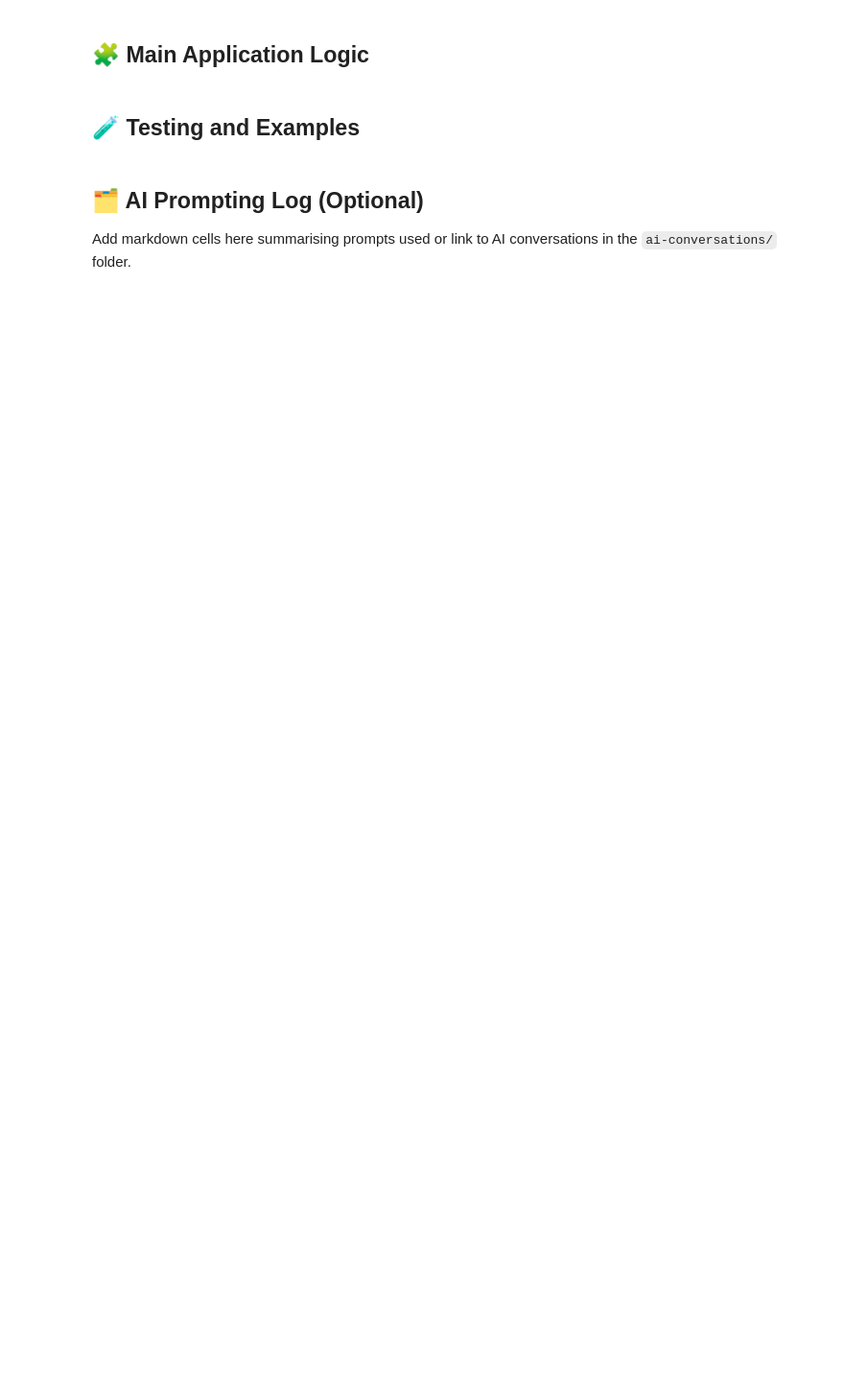
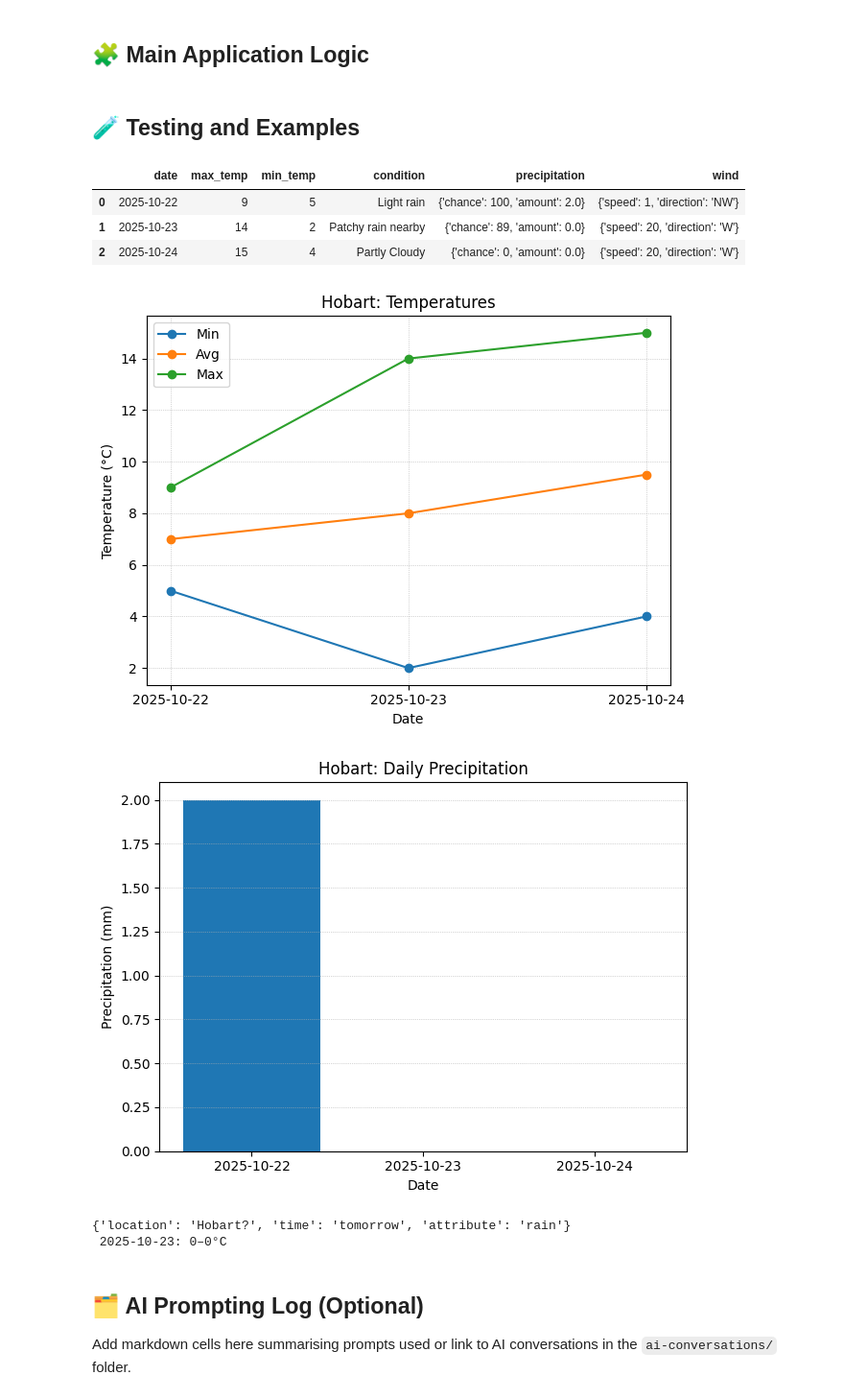
Before and after one commit to anita03012005/weatherwise-jiasyuan, a Jupyter notebook: starter_notebook.ipynb, the cells around one changed output. Shown: that part at 96% size. Drawn from its saved outputs; the diff is of its cells as text; code cells hidden in the pictures; blank space fills up the shorter version.

```diff
--- a/starter_notebook.ipynb
+++ b/starter_notebook.ipynb
@@ -402,3 +579,28 @@ def generate_weather_response(parsed_question, weather_data):
+# %%
+# 1) Quick fetch + table
+d = get_weather_data("Hobart", 5)
+display(forecast_to_df(d))
+
+# 2) Visuals
+create_temperature_visualisation(d)
+create_precipitation_visualisation(d)
+
+# 3) NLP
+q = "Will it rain tomorrow in Hobart?"
+print(parse_weather_question(q))
+print(generate_weather_response(parse_weather_question(q), d))
+
+# 4) Menu (run manually if you want interactive)
+# main("console")
+# %% [output]
+|  | date | max_temp | min_temp | condition | precipitation | wind |
+| 0 | 2025-10-22 | 9 | 5 | Light rain | {'chance': 100, 'amount': 2.0} | {'speed': 1, 'direction': 'NW'} |
+| 1 | 2025-10-23 | 14 | 2 | Patchy rain nearby | {'chance': 89, 'amount': 0.0} | {'speed': 20, 'direction': 'W'} |
+| 2 | 2025-10-24 | 15 | 4 | Partly Cloudy | {'chance': 0, 'amount': 0.0} | {'speed': 20, 'direction': 'W'} |
+[figure, added]
+[figure, added]
+{'location': 'Hobart?', 'time': 'tomorrow', 'attribute': 'rain'}
+ 2025-10-23: 0–0°C
 # %% [markdown]
 ## 🗂️ AI Prompting Log (Optional)
 Add markdown cells here summarising prompts used or link to AI conversations in the `ai-conversations/` folder.
```
Also changed, not shown: parts of 5 cells of this notebook.
